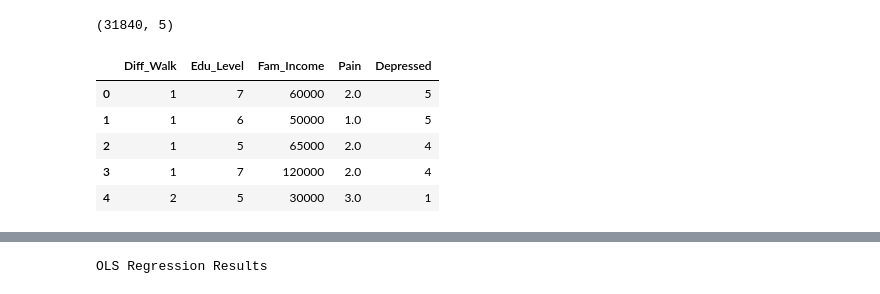
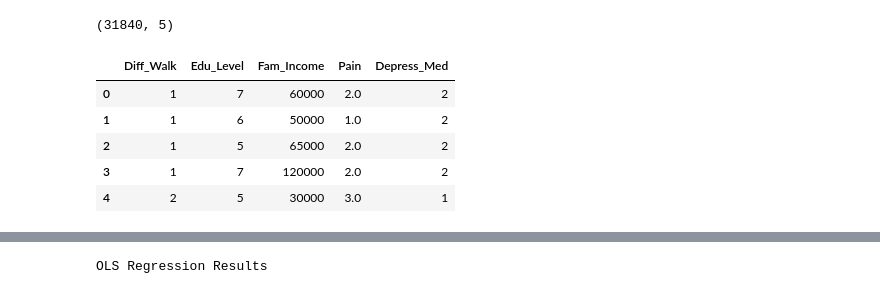
Before and after one commit to danielhmendoza01/BMI312Project, a Jupyter notebook: main.ipynb, the cells around one changed output, grey strips where cells are left out. Saved outputs shown, nothing was run; the diff lists cells and outputs as text; code cells hidden in the pictures.

```diff
--- a/main.ipynb
+++ b/main.ipynb
@@ -27,21 +27,21 @@ df.head()
 5 rows × 534 columns
 # %%
 #Reduce the dataframe to what will be used
-df = df[['DIFF_A', 'EDUC_A', 'FAMINCTC_A', 'PAIFRQ3M_A', 'DEPFREQ_A']].dropna()
+df = df[['DIFF_A', 'EDUC_A', 'FAMINCTC_A', 'PAIFRQ3M_A', 'DEPMED_A']].dropna()
 df.shape
 # %% [output]
 (31840, 5)
 # %%
 #Rename Colmns
-df.rename({'DIFF_A': 'Diff_Walk', 'EDUC_A': 'Edu_Level','FAMINCTC_A': 'Fam_Income', 'PAIFRQ3M_A': 'Pain', 'DEPFREQ_A': 'Depressed'}, axis=1, inplace=True)
+df.rename({'DIFF_A': 'Diff_Walk', 'EDUC_A': 'Edu_Level','FAMINCTC_A': 'Fam_Income', 'PAIFRQ3M_A': 'Pain', 'DEPMED_A': 'Depress_Med'}, axis=1, inplace=True)
 #View new dataframe
 df.head()
 # %% [output]
-|  | Diff_Walk | Edu_Level | Fam_Income | Pain | Depressed |
-| 0 | 1 | 7 | 60000 | 2.0 | 5 |
-| 1 | 1 | 6 | 50000 | 1.0 | 5 |
-| 2 | 1 | 5 | 65000 | 2.0 | 4 |
-| 3 | 1 | 7 | 120000 | 2.0 | 4 |
+|  | Diff_Walk | Edu_Level | Fam_Income | Pain | Depress_Med |
+| 0 | 1 | 7 | 60000 | 2.0 | 2 |
+| 1 | 1 | 6 | 50000 | 1.0 | 2 |
+| 2 | 1 | 5 | 65000 | 2.0 | 2 |
+| 3 | 1 | 7 | 120000 | 2.0 | 2 |
 | 4 | 2 | 5 | 30000 | 3.0 | 1 |
 # %%
 #Clean data
```
Also changed, not shown: parts of 3 cells of this notebook.
